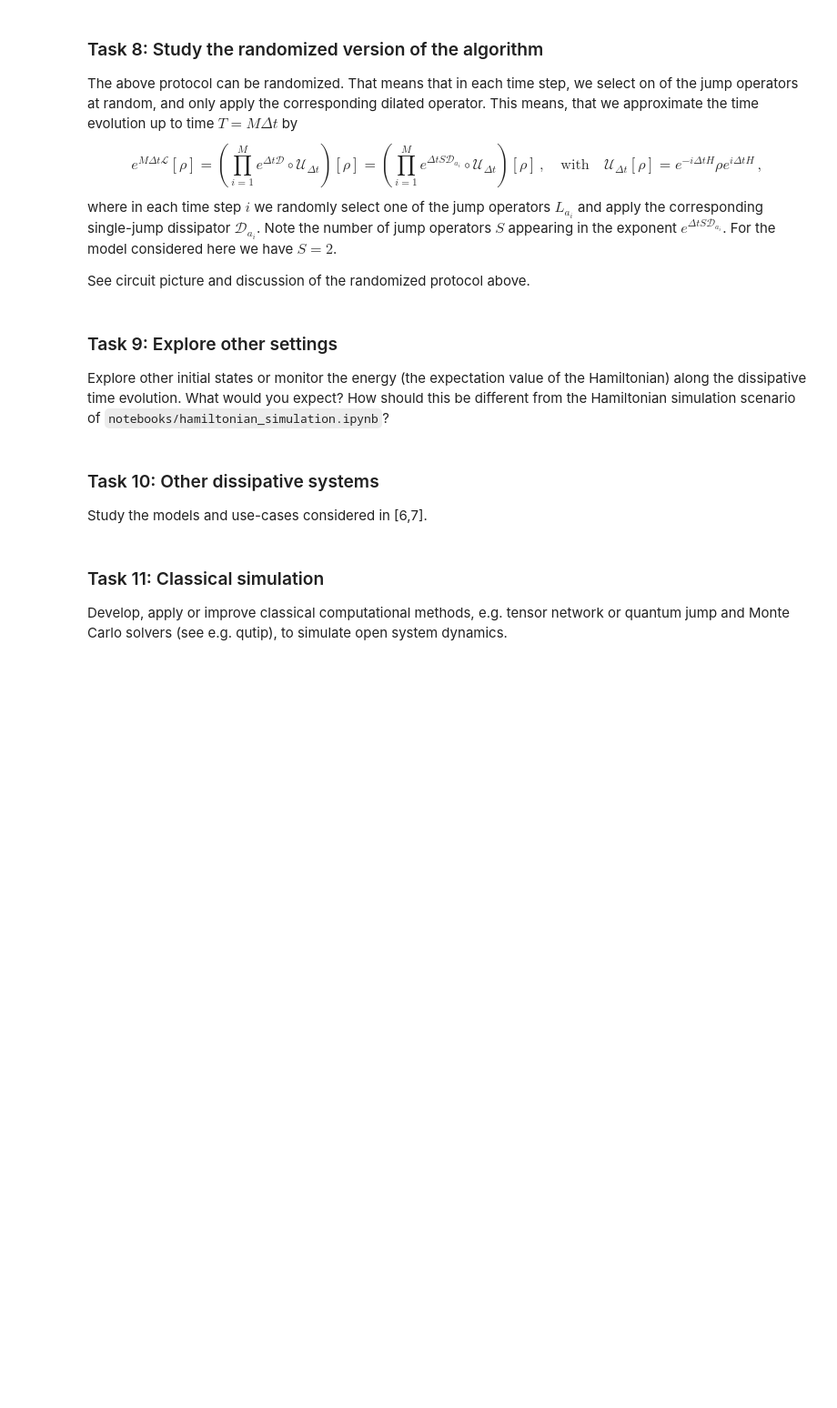
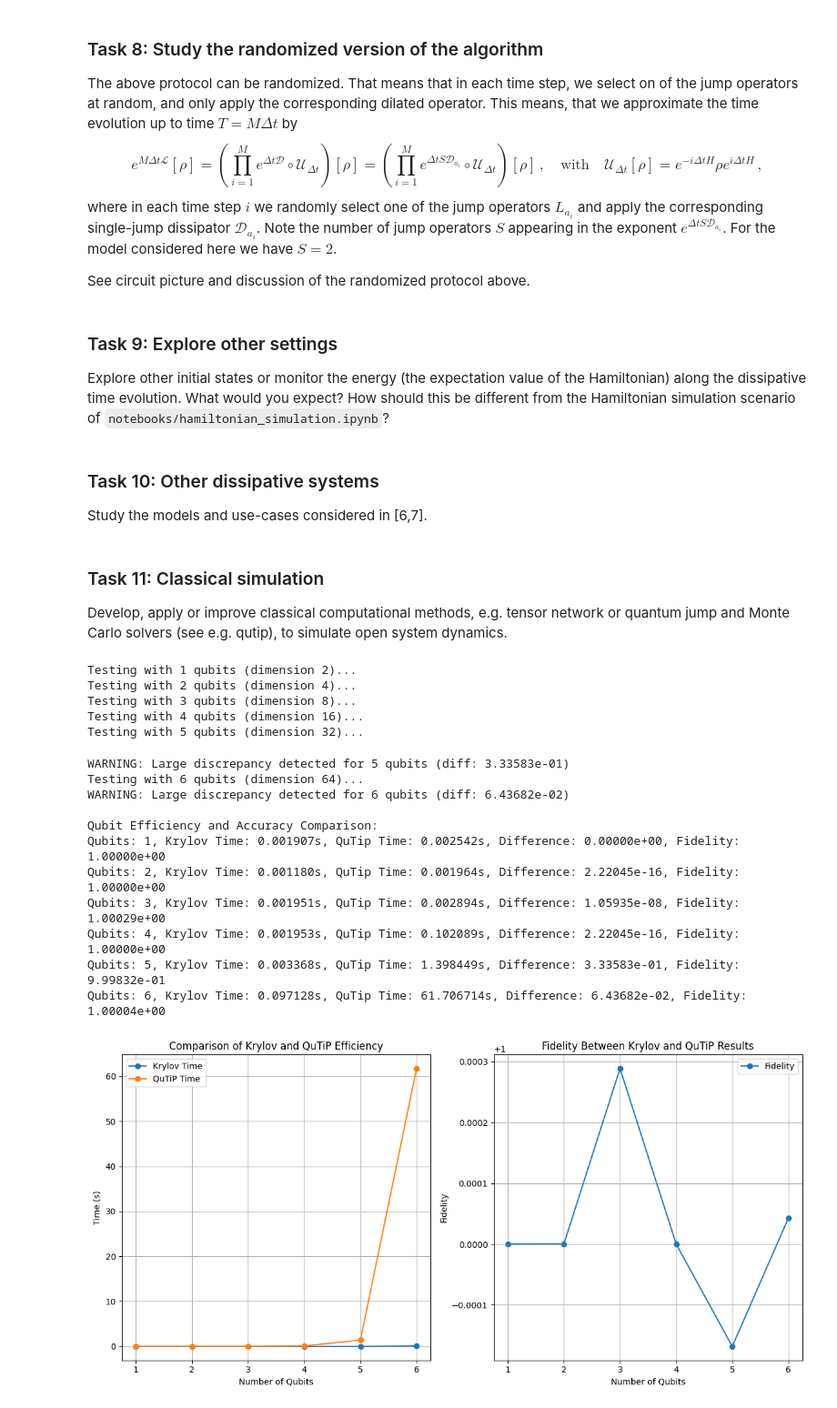
Before and after one commit to AxelOA/2025-Quantinuum, a Jupyter notebook: notebooks/lindblad_simulation.ipynb, the cells around one changed output. Shown at 91% size. Cells and saved outputs as stored; diff of their text form; code cells hidden in the pictures; blank space fills up the shorter version.

```diff
--- a/notebooks/lindblad_simulation.ipynb
+++ b/notebooks/lindblad_simulation.ipynb
@@ -1144,0 +1178,21 @@ Develop, apply or improve classical computational methods, e.g. tensor network o
+# %%
+def krylov_evolution(L, rho_vec, t, m=30):
+    # evolves the density matrix using Krylov subspace approximation.
+    # inputs: L, flattened density matrix as vector, time evolution step, number of krylov vectors
+    # returns the evolved density matrix in vectorized form
+
+    krylov_space = spla.LinearOperator(L.shape, matvec=lambda x: L @ x)
+    exp_Lt_rho = spla.expm_multiply(L * t, rho_vec, traceA=0)
+
+    return exp_Lt_rho
+
+
+def compute_fidelity(rho1, rho2):
+    # computes the quantum fidelity between two density matrices
+    # inputs: two density matrices rho1 and rho2 (numpy.ndarray)
+    # returns: quantum fidelity as a float
+
+    sqrt_rho1 = sqrtm(rho1)  # square root of rho1
+    inner_product = sqrtm(sqrt_rho1 @ rho2 @ sqrt_rho1)  # sqrt(sqrt(rho1) * rho2 * sqrt(rho1))
+    fidelity = np.real(np.trace(inner_product)) ** 2  # fidelity = (Tr(inner_product))^2
+    return fidelity
@@ -1144,0 +1299,20 @@ Develop, apply or improve classical computational methods, e.g. tensor network o
+# %%
+compare_to_qutip()
+# %% [output]
+Testing with 1 qubits (dimension 2)...
+Testing with 2 qubits (dimension 4)...
+Testing with 3 qubits (dimension 8)...
+Testing with 4 qubits (dimension 16)...
+Testing with 5 qubits (dimension 32)...
+WARNING: Large discrepancy detected for 5 qubits (diff: 3.33583e-01)
+Testing with 6 qubits (dimension 64)...
+WARNING: Large discrepancy detected for 6 qubits (diff: 6.43682e-02)
+
+Qubit Efficiency and Accuracy Comparison:
+Qubits: 1, Krylov Time: 0.001907s, QuTip Time: 0.002542s, Difference: 0.00000e+00, Fidelity: 1.00000e+00
+Qubits: 2, Krylov Time: 0.001180s, QuTip Time: 0.001964s, Difference: 2.22045e-16, Fidelity: 1.00000e+00
+Qubits: 3, Krylov Time: 0.001951s, QuTip Time: 0.002894s, Difference: 1.05935e-08, Fidelity: 1.00029e+00
+Qubits: 4, Krylov Time: 0.001953s, QuTip Time: 0.102089s, Difference: 2.22045e-16, Fidelity: 1.00000e+00
+Qubits: 5, Krylov Time: 0.003368s, QuTip Time: 1.398449s, Difference: 3.33583e-01, Fidelity: 9.99832e-01
+Qubits: 6, Krylov Time: 0.097128s, QuTip Time: 61.706714s, Difference: 6.43682e-02, Fidelity: 1.00004e+00
+[figure, added]
```
Also changed, not shown: parts of 5 cells of this notebook.
